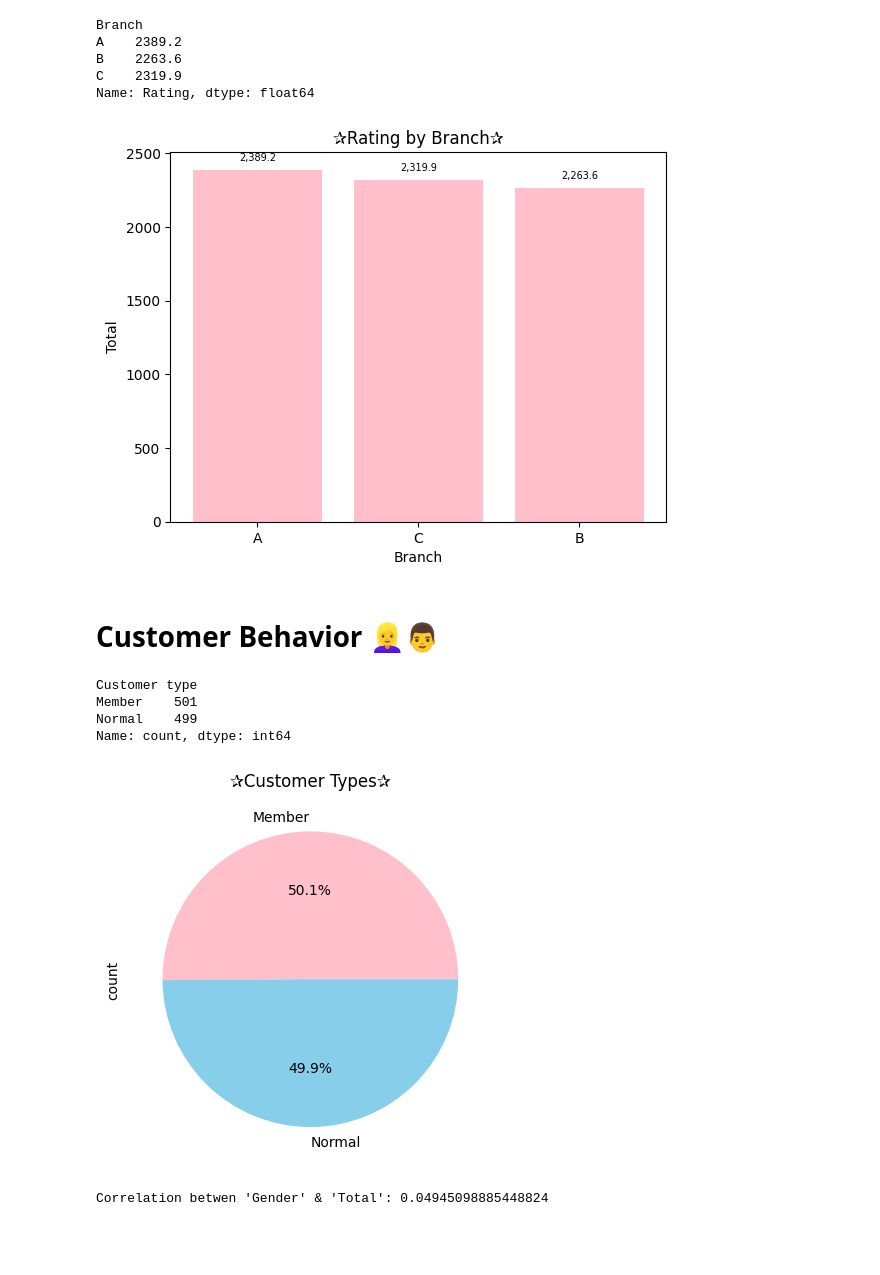
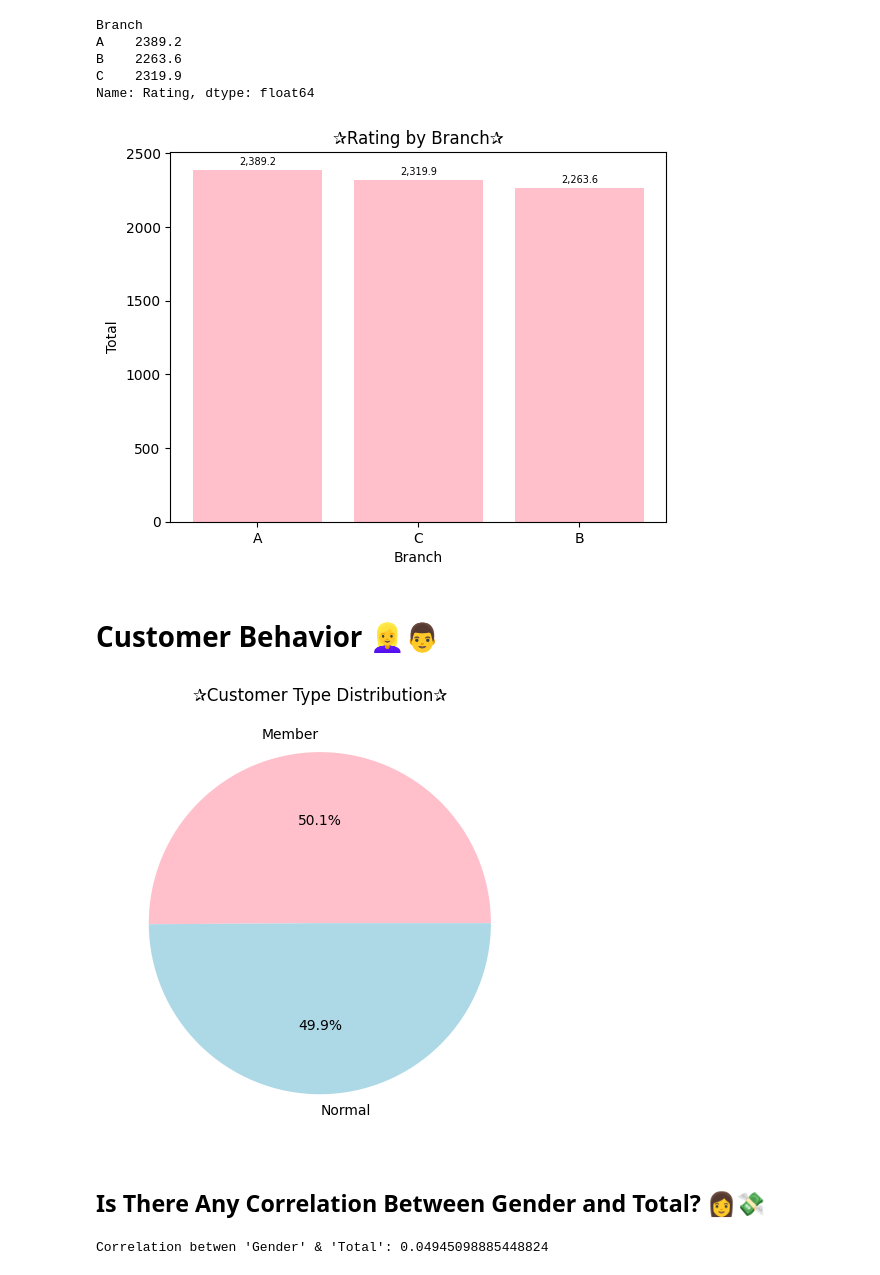
Before and after one commit to irisdev06/Super-Market-Data-Analysis, a Jupyter notebook: SuperNovaMartSalesAnalysis .ipynb, the cells around one changed output. Saved outputs shown, nothing was run; the diff lists cells and outputs as text; code cells hidden in the pictures; blank space fills up the shorter version.

Commit message:
Fixing Customer Behavior

```diff
--- a/SuperNovaMartSalesAnalysis .ipynb
+++ b/SuperNovaMartSalesAnalysis .ipynb
@@ -181,25 +183,24 @@ plt.xlabel('Branch')
 plt.ylabel('Total')
 plt.title('✰Rating by Branch✰')
 for i, v in enumerate(RatingbyBranch.values):
-    plt.text(i, v + 50, '{:,.1f}'.format(v), ha='center', va='bottom', fontsize=7)
+    plt.text(i, v + 20, '{:,.1f}'.format(v), ha='center', va='bottom', fontsize=7)
 plt.show()
 # %% [output]
-[figure, old version]
+[figure, new version]
 # %% [markdown]
 # Customer Behavior 👱‍♀️👨
 # %%
-data['Customer type'].value_counts()
+Customer_Type = data['Customer type'].value_counts()
-# %% [output]
-Customer type
-Member    501
-Normal    499
-Name: count, dtype: int64
 # %%
-data['Customer type'].value_counts().plot(kind="pie", autopct='%1.1f%%', colors = ['pink', 'skyblue'])
-plt.title("✰Customer Types✰")
+plt.figure(figsize=(8, 8))
+plt.pie(Customer_Type, labels=Customer_Type.index, autopct='%1.1f%%', colors=['pink', 'lightblue'])
+plt.title('✰Customer Type Distribution✰')
+plt.tight_layout()
 plt.show()
 # %% [output]
-[figure, old version]
+[figure, new version]
+# %% [markdown]
+## Is There Any Correlation Between Gender and Total? 👩💸
 # %%
 data['Gender'] = data['Gender'].map({'Male': 0, 'Female': 1})
 # %%
```
Also changed, not shown: parts of 2 cells of this notebook.
